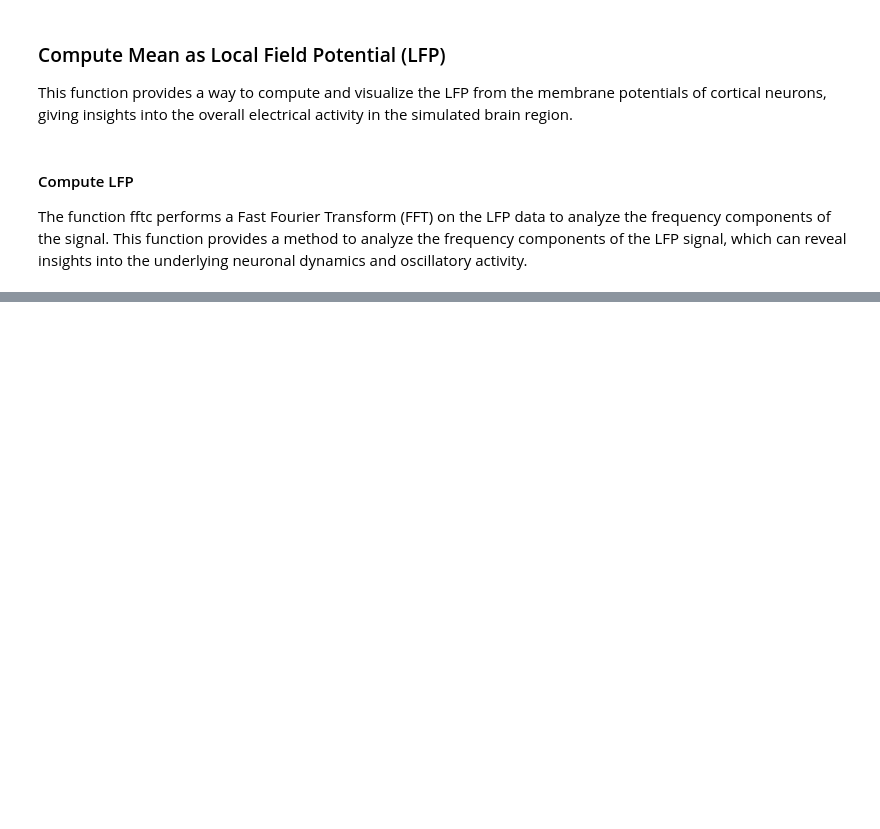
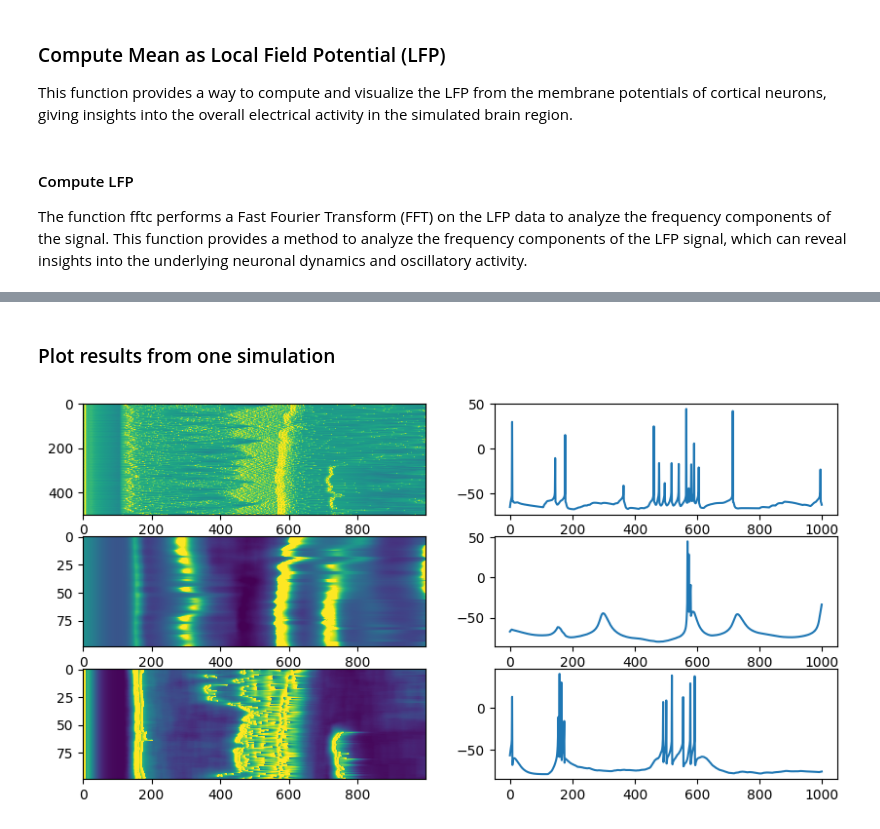
Before and after one commit to cyber-shuttle/Understanding-Visual-Concepts, a Jupyter notebook: sleep-transition-model-workflow.ipynb, the cells around one changed output, grey strips where cells are left out. Cells and saved outputs as stored; diff of their text form; code cells hidden in the pictures; blank space fills up the shorter version.

Commit message:
Adding sample data

```diff
--- a/sleep-transition-model-workflow.ipynb
+++ b/sleep-transition-model-workflow.ipynb
@@ -119,0 +167,7 @@ ModuleNotFoundError: No module named 'scipy'
+# %% [markdown]
+### Plot results from one simulation
+# %%
+# load all the relevant results
+cx,tc,re = gen_cx_tc_re_imageplot('sample-data/sleep-data/')
+# %% [output]
+[figure, added]
```
Also changed, not shown: parts of 7 cells of this notebook, 48 other files.
